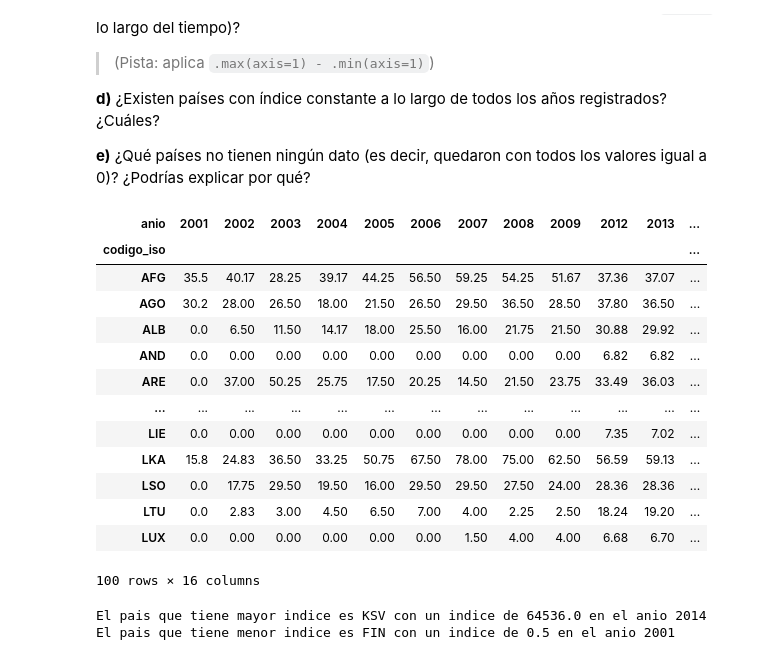
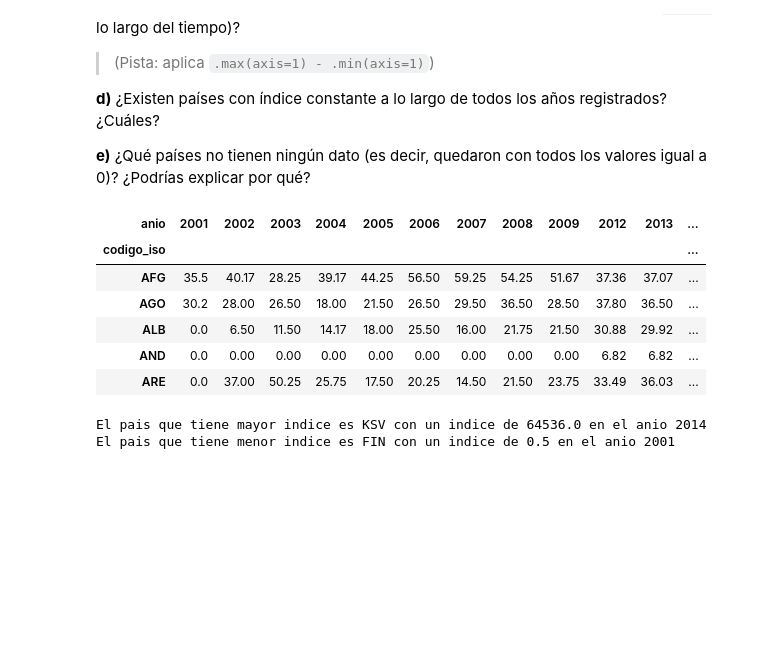
Before and after one commit to Diego-Sandoval-Jara/MAT281-Entrgable, a Jupyter notebook: docs/codes/labs/Copia_de_lab_04.ipynb, the cells around one changed output. Cells and saved outputs as stored; diff of their text form; code cells hidden in the pictures; blank space fills up the shorter version.

```diff
--- a/docs/codes/labs/Copia_de_lab_04.ipynb
+++ b/docs/codes/labs/Copia_de_lab_04.ipynb
@@ -403,22 +403,15 @@ En esta sección se busca analizar la evolución del **índice máximo** de libe
 **e)** ¿Qué países no tienen ningún dato (es decir, quedaron con todos los valores igual a 0)? ¿Podrías explicar por qué?
 # %%
 pivot_table= pd.pivot_table(df,values='indice',index='codigo_iso',columns='anio',aggfunc='max',fill_value=0)
-pivot_table.head(100)
+pivot_table.head()
 # %% [output]
 | anio | 2001 | 2002 | 2003 | 2004 | 2005 | 2006 | 2007 | 2008 | 2009 | 2012 | 2013 | ... |
 | codigo_iso |  |  |  |  |  |  |  |  |  |  |  | ... |
 | AFG | 35.5 | 40.17 | 28.25 | 39.17 | 44.25 | 56.50 | 59.25 | 54.25 | 51.67 | 37.36 | 37.07 | ... |
 | AGO | 30.2 | 28.00 | 26.50 | 18.00 | 21.50 | 26.50 | 29.50 | 36.50 | 28.50 | 37.80 | 36.50 | ... |
 | ALB | 0.0 | 6.50 | 11.50 | 14.17 | 18.00 | 25.50 | 16.00 | 21.75 | 21.50 | 30.88 | 29.92 | ... |
 | AND | 0.0 | 0.00 | 0.00 | 0.00 | 0.00 | 0.00 | 0.00 | 0.00 | 0.00 | 6.82 | 6.82 | ... |
 | ARE | 0.0 | 37.00 | 50.25 | 25.75 | 17.50 | 20.25 | 14.50 | 21.50 | 23.75 | 33.49 | 36.03 | ... |
-| ... | ... | ... | ... | ... | ... | ... | ... | ... | ... | ... | ... | ... |
-| LIE | 0.0 | 0.00 | 0.00 | 0.00 | 0.00 | 0.00 | 0.00 | 0.00 | 0.00 | 7.35 | 7.02 | ... |
-| LKA | 15.8 | 24.83 | 36.50 | 33.25 | 50.75 | 67.50 | 78.00 | 75.00 | 62.50 | 56.59 | 59.13 | ... |
-| LSO | 0.0 | 17.75 | 29.50 | 19.50 | 16.00 | 29.50 | 29.50 | 27.50 | 24.00 | 28.36 | 28.36 | ... |
-| LTU | 0.0 | 2.83 | 3.00 | 4.50 | 6.50 | 7.00 | 4.00 | 2.25 | 2.50 | 18.24 | 19.20 | ... |
-| LUX | 0.0 | 0.00 | 0.00 | 0.00 | 0.00 | 0.00 | 1.50 | 4.00 | 4.00 | 6.68 | 6.70 | ... |
-100 rows × 16 columns
 # %%
 pivot_table = pivot_table.replace(0, np.nan)
 valormax= pivot_table.max().max()
```
Also changed, not shown: parts of 2 cells of this notebook.
